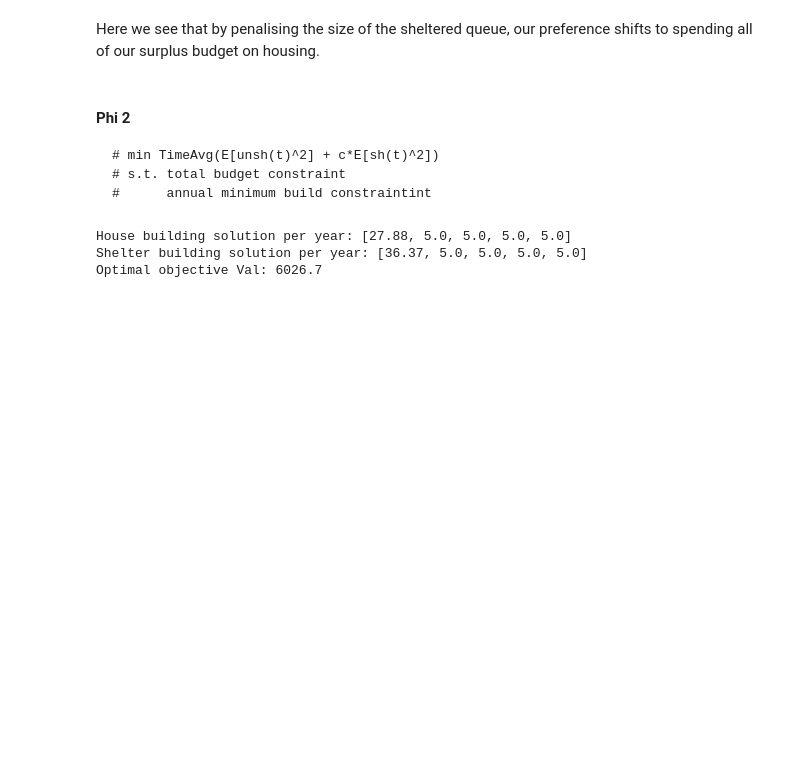
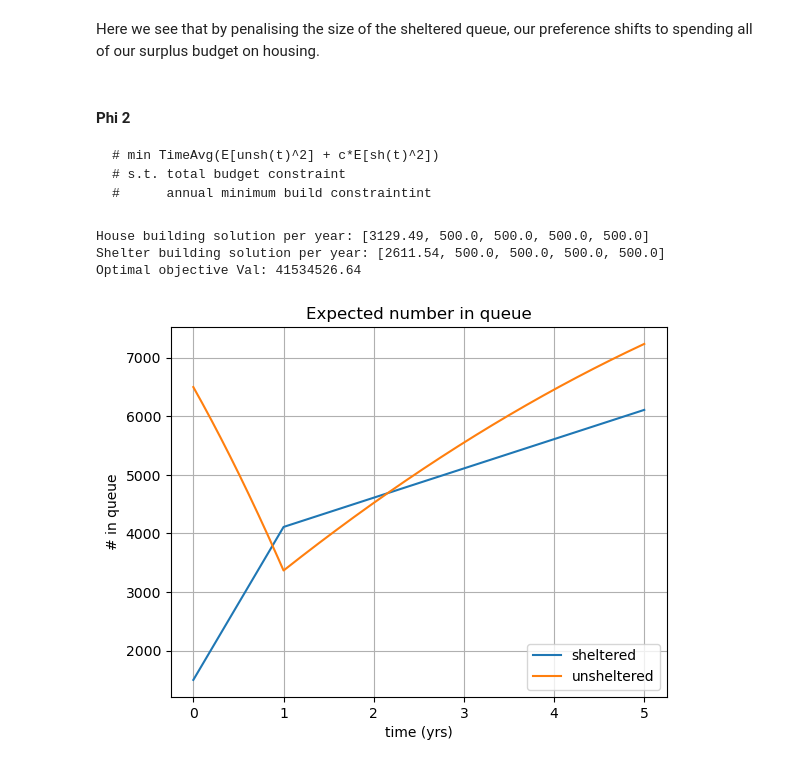
Before and after one commit to grahamburgess3/homeless_services, a Jupyter notebook: 09_Deterministic_Optimisation.ipynb, the cells around one changed output. Drawn from its saved outputs; the diff is of its cells as text; code cells hidden in the pictures; blank space fills up the shorter version.

```diff
--- a/09_Deterministic_Optimisation.ipynb
+++ b/09_Deterministic_Optimisation.ipynb
@@ -21,17 +25,17 @@ def min_shelter_build(problem,n):
     return problem.s[n]>=baseline_build
 # %%
 # Set as is data
-data_as_is = {'initial_capacity' : {'housing':40, 'shelter':15},
-              'initial_demand' : 120,
-              'service_mean' : {'housing': (0+6+8)/3, 'shelter': 0.0},
-              'arrival_rates' : [36.56, 43.52, 47.77, 47.77, 43.13]}
+data_as_is = {'initial_capacity' : {'housing':4000, 'shelter':1500},
+              'initial_demand' : 12000,
+              'service_mean' : {'housing': 4.0, 'shelter': 0.0},
+              'arrival_rates' : [4000.0, 4000.0, 4000.0, 4000.0, 4000.0]}
 
 # Model setup
 horizon = 5
 timestep = 1/365
-budget = 2000
-baseline_build = 5
-costs_accomm = {'housing' : 30, 'shelter' : 10}
+budget = 200000000
+baseline_build = 500
+costs_accomm = {'housing' : 30000, 'shelter' : 10000}
 model = do.FluidModel
 # %% [markdown]
 ####  Phi 0
@@ -146,6 +150,29 @@ print('House building solution per year: ' + str([round(i,2) for i in problem.h_
 print('Shelter building solution per year: ' + str([round(i,2) for i in problem.s_opt]))
 print('Optimal objective Val: ' + str(round(problem.instance.OBJ(),2)))
 # %% [output]
-House building solution per year: [27.88, 5.0, 5.0, 5.0, 5.0]
-Shelter building solution per year: [36.37, 5.0, 5.0, 5.0, 5.0]
-Optimal objective Val: 6026.7
+House building solution per year: [3129.49, 500.0, 500.0, 500.0, 500.0]
+Shelter building solution per year: [2611.54, 500.0, 500.0, 500.0, 500.0]
+Optimal objective Val: 41534526.64
+# %%
+solution = {'housing':problem.h_opt, 'shelter':problem.s_opt}
+model = fl.FluidFlowModel(data_as_is, solution)
+T = [i*timestep for i in range(int(horizon/timestep))]
+model.analyse(T)
+# %%
+x = math.floor(horizon*365)/365
+
+# plot queue dynamics - number unsheltered
+fig, ax = plt.subplots()
+ax.plot(np.arange(0,x,1/365), model.sh_t)
+ax.plot(np.arange(0,x,1/365), model.unsh_t)
+
+ax.set(xlabel='time (yrs)', ylabel='# in queue',
+       title='Expected number in queue')
+
+plt.legend(["sheltered", "unsheltered"], loc="lower right")
+
+ax.grid()
+
+plt.show()
+# %% [output]
+[figure, added]
```
Also changed, not shown: parts of 3 cells of this notebook.
